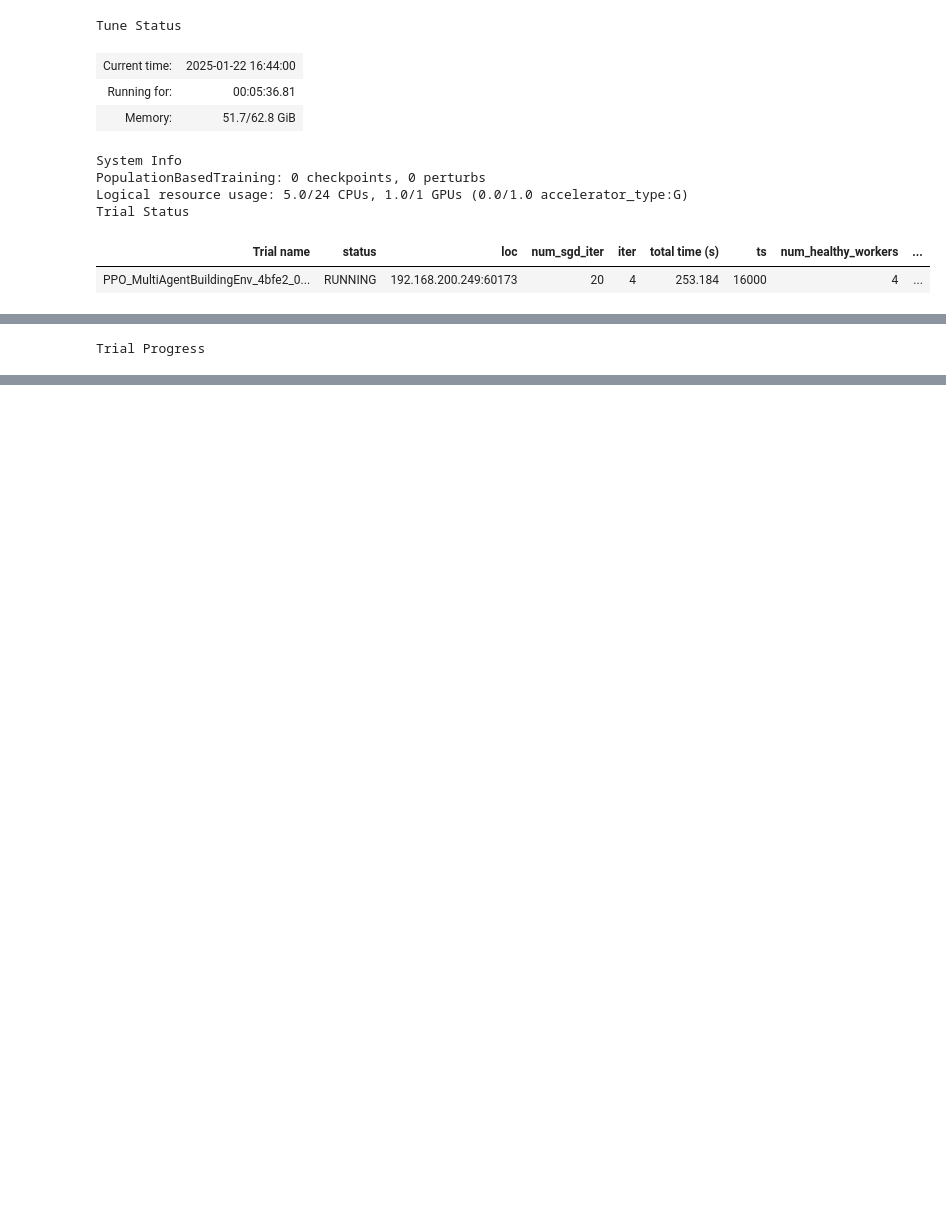
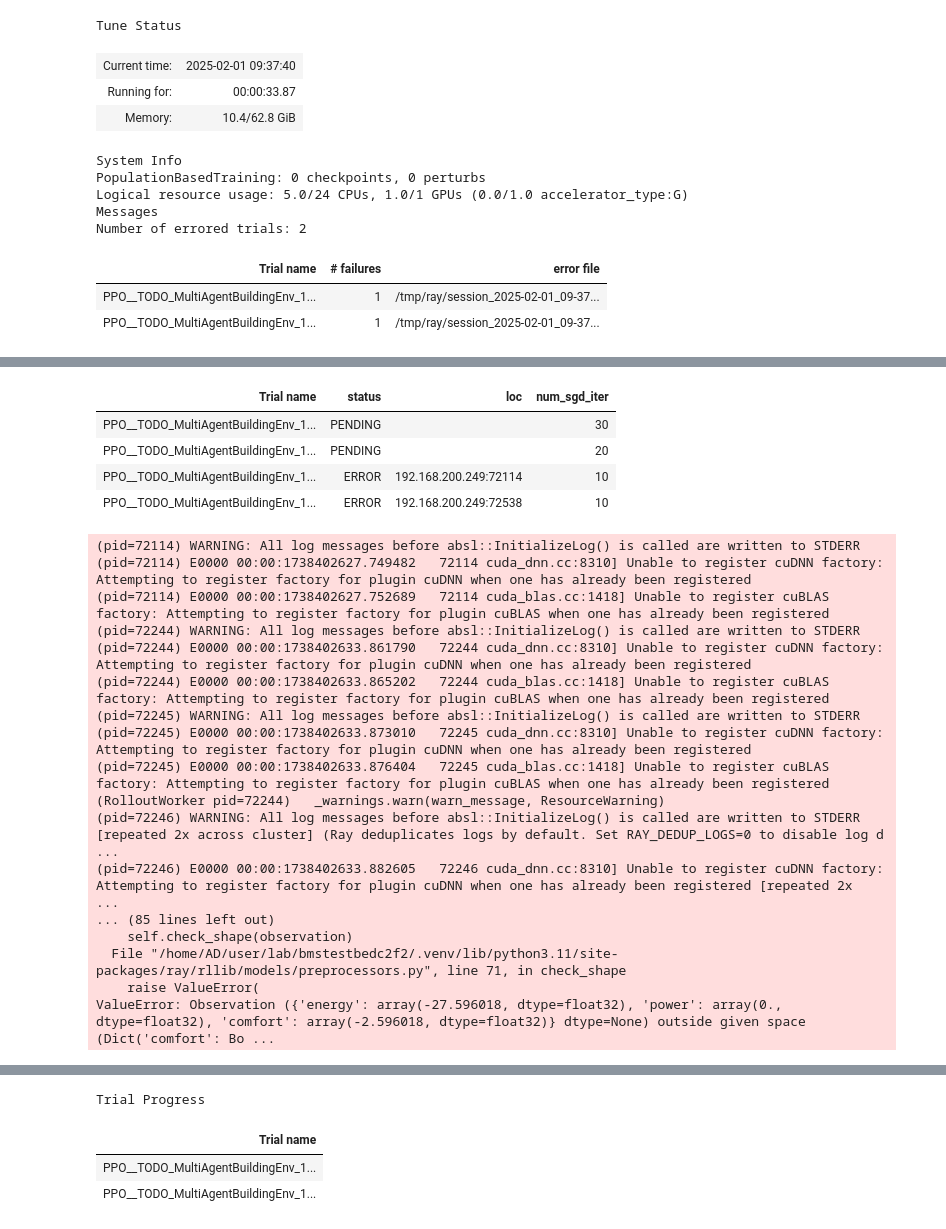
Before and after one commit to BuildingGym/bmstestbedc2f2, a Jupyter notebook: packages/bmstestbedc2f2_notebooks/run_eplus.ipynb, the cells around one changed output, grey strips where cells are left out. Drawn from its saved outputs; the diff is of its cells as text; code cells hidden in the pictures; blank space fills up the shorter version.

```diff
--- a/packages/bmstestbedc2f2_notebooks/run_eplus.ipynb
+++ b/packages/bmstestbedc2f2_notebooks/run_eplus.ipynb
@@ -4,7 +4,7 @@ from ray import tune, air
 from ray.rllib.policy.policy import PolicySpec
 from ray.rllib.algorithms.ppo import PPO, PPOConfig
 
-from bmstestbedc2f2.envs import MultiAgentBuildingEnv
+from bmstestbedc2f2.envs import _TODO_MultiAgentBuildingEnv
 from bmstestbedc2f2.utils import resolve_path
 
 
@@ -25,7 +25,7 @@ pbt = PopulationBasedTraining(
 tuner = tune.Tuner(
     PPO,
     param_space=(
-        MultiAgentBuildingEnv.get_algo_config(
+        _TODO_MultiAgentBuildingEnv.get_algo_config(
             PPOConfig()
             .api_stack(
                 enable_rl_module_and_learner=False,
@@ -46,7 +46,7 @@ tuner = tune.Tuner(
     tune_config=tune.TuneConfig(
         #reuse_actors=True,
         scheduler=pbt,
-        num_samples=1,
+        num_samples=4,
         metric="env_runners/episode_reward_mean",
         mode="max",
     ),
@@ -77,10 +80,12 @@ ResourceWarning: Enable tracemalloc to get the object allocation traceback
 Tune Status
-| Current time: | 2025-01-22 16:44:00 |
-| Running for: | 00:05:36.81 |
-| Memory: | 51.7/62.8 GiB |
+| Current time: | 2025-02-01 09:37:40 |
+| Running for: | 00:00:33.87 |
+| Memory: | 10.4/62.8 GiB |
 System Info
 PopulationBasedTraining: 0 checkpoints, 0 perturbs
 Logical resource usage: 5.0/24 CPUs, 1.0/1 GPUs (0.0/1.0 accelerator_type:G)
-Trial Status
+Messages
+Number of errored trials: 2
-| Trial name | status | loc | num_sgd_iter | iter | total time (s) | ts | num_healthy_workers | ... |
-| PPO_MultiAgentBuildingEnv_4bfe2_0... | RUNNING | 192.168.200.249:60173 | 20 | 4 | 253.184 | 16000 | 4 | ... |
+| Trial name | # failures | error file |
+| PPO__TODO_MultiAgentBuildingEnv_1... | 1 | /tmp/ray/session_2025-02-01_09-37... |
+| PPO__TODO_MultiAgentBuildingEnv_1... | 1 | /tmp/ray/session_2025-02-01_09-37... |
@@ -97 +93,22 @@ Trial Status
+| Trial name | status | loc | num_sgd_iter |
+| PPO__TODO_MultiAgentBuildingEnv_1... | PENDING |  | 30 |
+| PPO__TODO_MultiAgentBuildingEnv_1... | PENDING |  | 20 |
+| PPO__TODO_MultiAgentBuildingEnv_1... | ERROR | 192.168.200.249:72114 | 10 |
+| PPO__TODO_MultiAgentBuildingEnv_1... | ERROR | 192.168.200.249:72538 | 10 |
-Trial Progress
+(pid=72114) WARNING: All log messages before absl::InitializeLog() is called are written to STDERR
+(pid=72114) E0000 00:00:1738402627.749482   72114 cuda_dnn.cc:8310] Unable to register cuDNN factory: Attempting to register factory for plugin cuDNN when one has already been registered
+(pid=72114) E0000 00:00:1738402627.752689   72114 cuda_blas.cc:1418] Unable to register cuBLAS factory: Attempting to register factory for plugin cuBLAS when one has already been registered
+(pid=72244) WARNING: All log messages before absl::InitializeLog() is called are written to STDERR
+(pid=72244) E0000 00:00:1738402633.861790   72244 cuda_dnn.cc:8310] Unable to register cuDNN factory: Attempting to register factory for plugin cuDNN when one has already been registered
+(pid=72244) E0000 00:00:1738402633.865202   72244 cuda_blas.cc:1418] Unable to register cuBLAS factory: Attempting to register factory for plugin cuBLAS when one has already been registered
+(pid=72245) WARNING: All log messages before absl::InitializeLog() is called are written to STDERR
+(pid=72245) E0000 00:00:1738402633.873010   72245 cuda_dnn.cc:8310] Unable to register cuDNN factory: Attempting to register factory for plugin cuDNN when one has already been registered
+(pid=72245) E0000 00:00:1738402633.876404   72245 cuda_blas.cc:1418] Unable to register cuBLAS factory: Attempting to register factory for plugin cuBLAS when one has already been registered
+(RolloutWorker pid=72244)   _warnings.warn(warn_message, ResourceWarning)
+(pid=72246) WARNING: All log messages before absl::InitializeLog() is called are written to STDERR [repeated 2x across cluster] (Ray deduplicates logs by default. Set RAY_DEDUP_LOGS=0 to disable log d ...
+(pid=72246) E0000 00:00:1738402633.882605   72246 cuda_dnn.cc:8310] Unable to register cuDNN factory: Attempting to register factory for plugin cuDNN when one has already been registered [repeated 2x  ...
+... (85 lines left out)
+    self.check_shape(observation)
+  File "/home/AD/user/lab/bmstestbedc2f2/.venv/lib/python3.11/site-packages/ray/rllib/models/preprocessors.py", line 71, in check_shape
+    raise ValueError(
+ValueError: Observation ({'energy': array(-27.596018, dtype=float32), 'power': array(0., dtype=float32), 'comfort': array(-2.596018, dtype=float32)} dtype=None) outside given space (Dict('comfort': Bo ...
@@ -99,0 +115,4 @@ Trial Progress
+Trial Progress
+| Trial name |
+| PPO__TODO_MultiAgentBuildingEnv_1... |
+| PPO__TODO_MultiAgentBuildingEnv_1... |
```
Also changed, not shown: parts of 2 cells of this notebook, 10 other files.
